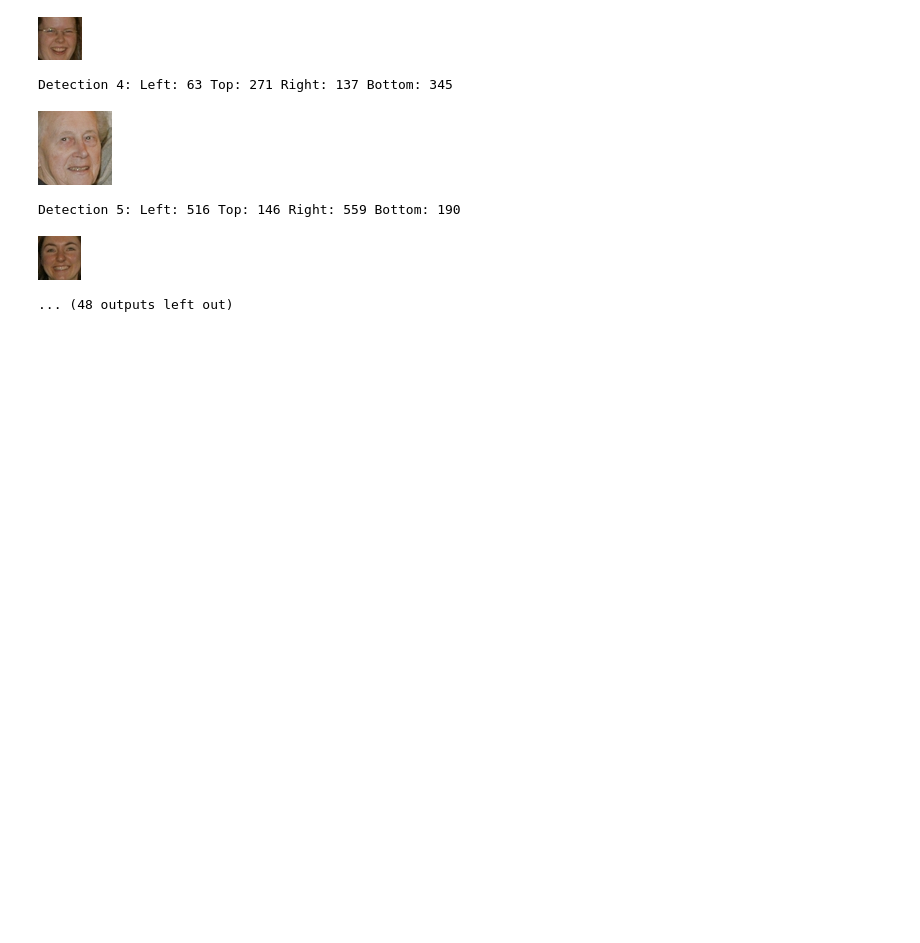
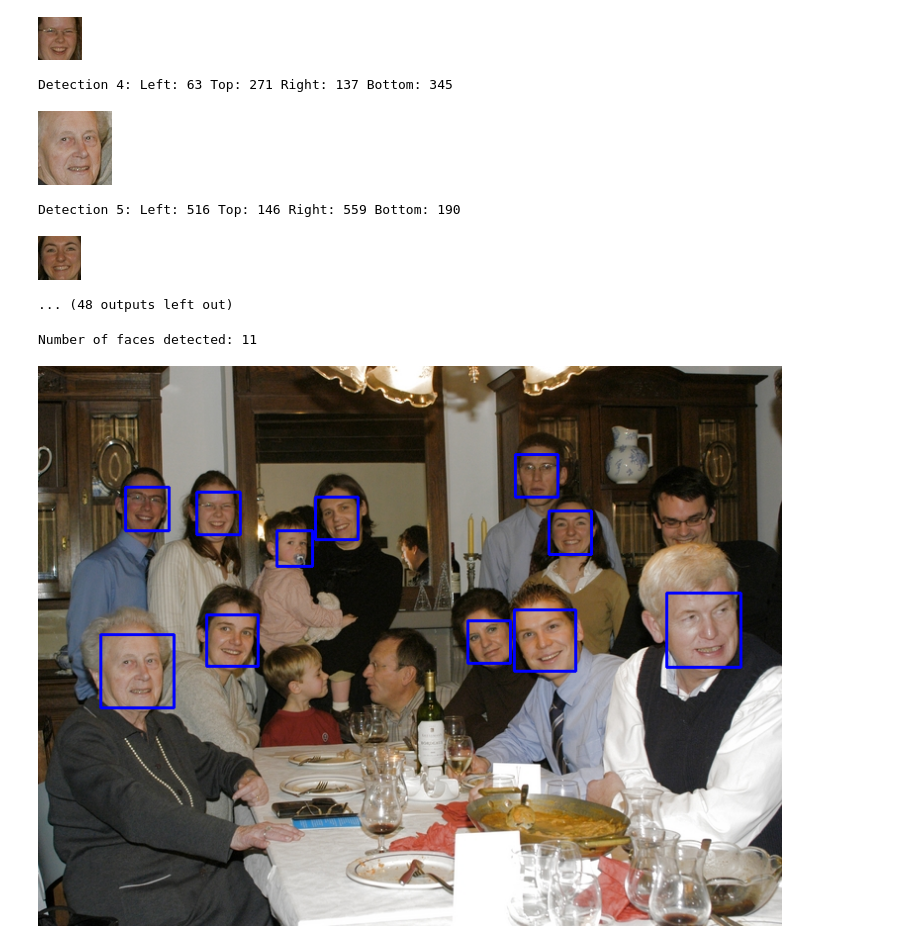
Before and after one commit to uol-mediaprocessing-201920/group-projects-group-photo, a Jupyter notebook: main_group_photo.ipynb, the cells around one changed output. Cells and saved outputs as stored; diff of their text form; code cells hidden in the pictures; blank space fills up the shorter version.

```diff
--- a/main_group_photo.ipynb
+++ b/main_group_photo.ipynb
@@ -144,3 +145,27 @@ Detection 4: Left: 63 Top: 271 Right: 137 Bottom: 345
 Detection 5: Left: 516 Top: 146 Right: 559 Bottom: 190
 [figure]
 ... (48 outputs left out)
+# %%
+import sys
+
+import dlib
+import cv2
+from google.colab.patches import cv2_imshow
+
+detector = dlib.get_frontal_face_detector()
+
+imgCV = cv2.imread('/content/gdrive/My Drive/Colab Notebooks/image10.jpeg')
+img = dlib.load_rgb_image('/content/gdrive/My Drive/Colab Notebooks/image10.jpeg')
+# The 1 in the second argument indicates that we should upsample the image
+# 1 time.  This will make everything bigger and allow us to detect more
+# faces.
+dets = detector(img, 1)
+
+print("Number of faces detected: {}".format(len(dets)))
+for i, d in enumerate(dets):
+    cv2.rectangle(imgCV,(d.left(),d.top()),(d.right(),d.bottom()),(255,0,0),2)
+    #cv2.circle(imgCV,d.left(),2,(255,0,0))
+cv2_imshow(imgCV)
+# %% [output]
+Number of faces detected: 11
+[figure, added]
```
Also changed, not shown: parts of 2 cells of this notebook.
